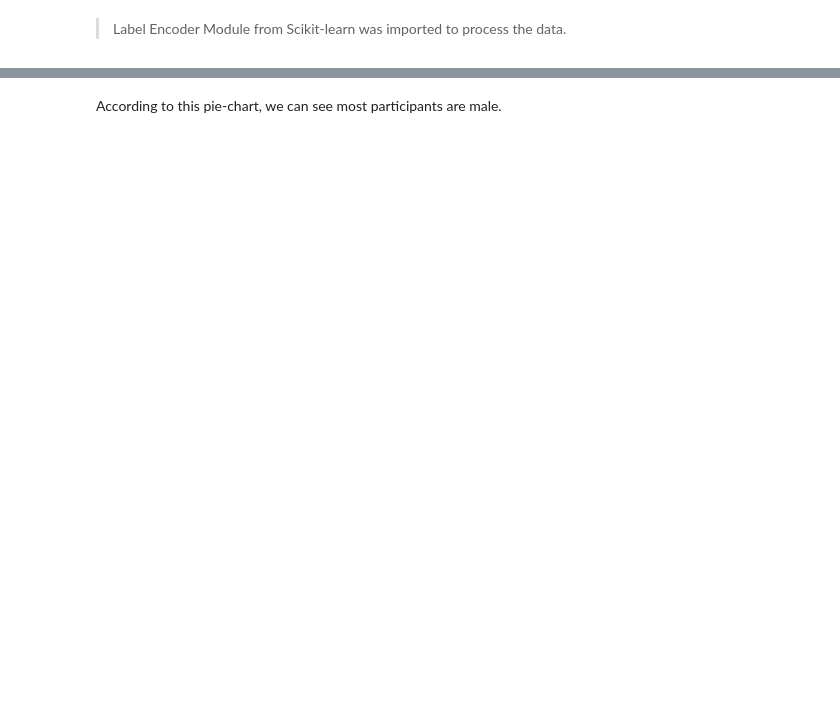
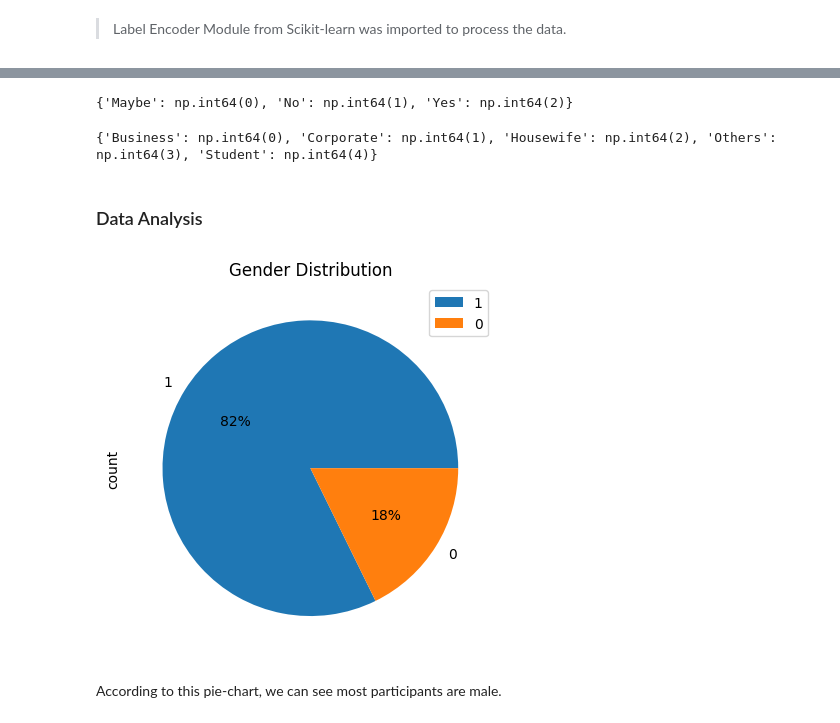
Before and after one commit to meemeealm/mental_health_data_analysis_pandas, a Jupyter notebook: Data Cleaning and Analysis Using Pandas and Matplotlib.ipynb, the cells around one changed output, grey strips where cells are left out. Cells and saved outputs as stored; diff of their text form; code cells hidden in the pictures; blank space fills up the shorter version.

```diff
--- a/Data Cleaning and Analysis Using Pandas and Matplotlib.ipynb
+++ b/Data Cleaning and Analysis Using Pandas and Matplotlib.ipynb
@@ -63,10 +161,24 @@ print(dict(zip(le.classes_, le.transform(le.classes_))))
+# %%
+df['stress_encoded']= le.fit_transform(df['growing_stress'])
+print(dict(zip(le.classes_, le.transform(le.classes_))))
+# %% [output]
+{'Maybe': np.int64(0), 'No': np.int64(1), 'Yes': np.int64(2)}
+# %%
+df['occupation_encoded']=le.fit_transform(df['occupation'])
+print(dict(zip(le.classes_,le.transform(le.classes_))))
+# %% [output]
+{'Business': np.int64(0), 'Corporate': np.int64(1), 'Housewife': np.int64(2), 'Others': np.int64(3), 'Student': np.int64(4)}
+# %% [markdown]
+### Data Analysis
 # %%
 # pie chart for Gender Distribution
 explode = (0.03, 0.03, 0.03)
-series = df2["gender_encoded"].value_counts()
+series = df["gender_encoded"].value_counts()
 series.plot(kind='pie', autopct = '%1.00f%%')
 plt.title('Gender Distribution')
 plt.legend(loc='best')
 plt.show()
+# %% [output]
+[figure, added]
 # %% [markdown]
 According to this pie-chart, we can see most participants are male.
```
Also changed, not shown: parts of 22 cells of this notebook.
